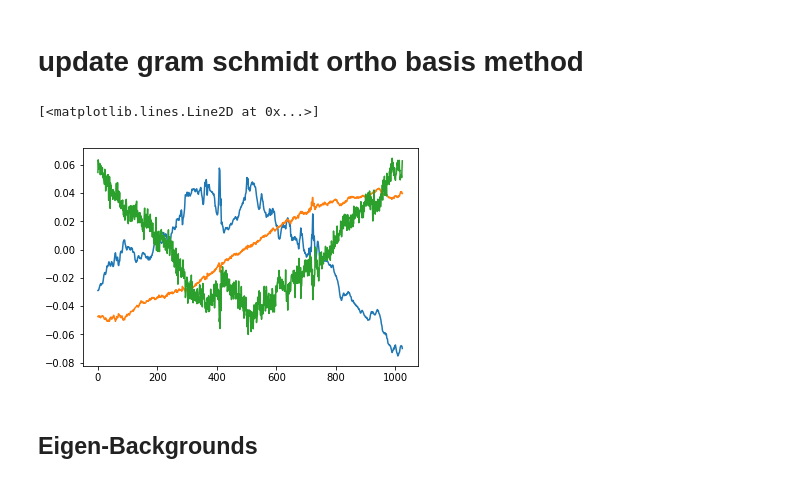
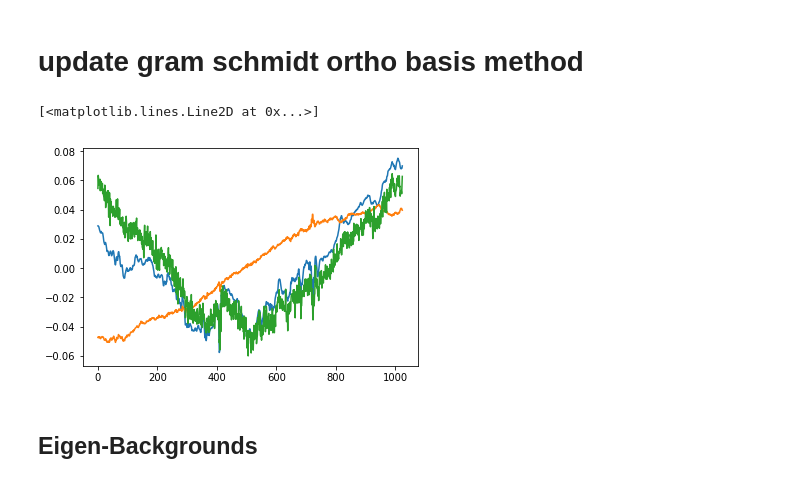
Before and after one commit to sioan/sxd_analysis_methods, a Jupyter notebook: eigen_background_subtraction/recalculating_attm_data_grahm_schmidt_update_method.ipynb, the cells around one changed output. Drawn from its saved outputs; the diff is of its cells as text; code cells hidden in the pictures.

```diff
--- a/eigen_background_subtraction/recalculating_attm_data_grahm_schmidt_update_method.ipynb
+++ b/eigen_background_subtraction/recalculating_attm_data_grahm_schmidt_update_method.ipynb
@@ -100,12 +100,12 @@ def mean_centered_norm(x):
     y = (x-np.mean(x))
     return y/np.dot(y,y)**0.5
 # %%
-plt.plot(mean_centered_norm(simple_average))
+plt.plot(mean_centered_norm(-simple_average))
 plt.plot(mean_centered_norm(second_basis))
 plt.plot(mean_centered_norm(third_basis))
 # %% [output]
 [<matplotlib.lines.Line2D at 0x...>]
-[figure, old version]
+[figure, new version]
 # %% [markdown]
 ##  Eigen-Backgrounds
 # %% [markdown]
```
Also changed, not shown: parts of 2 cells of this notebook, 2 other files.
